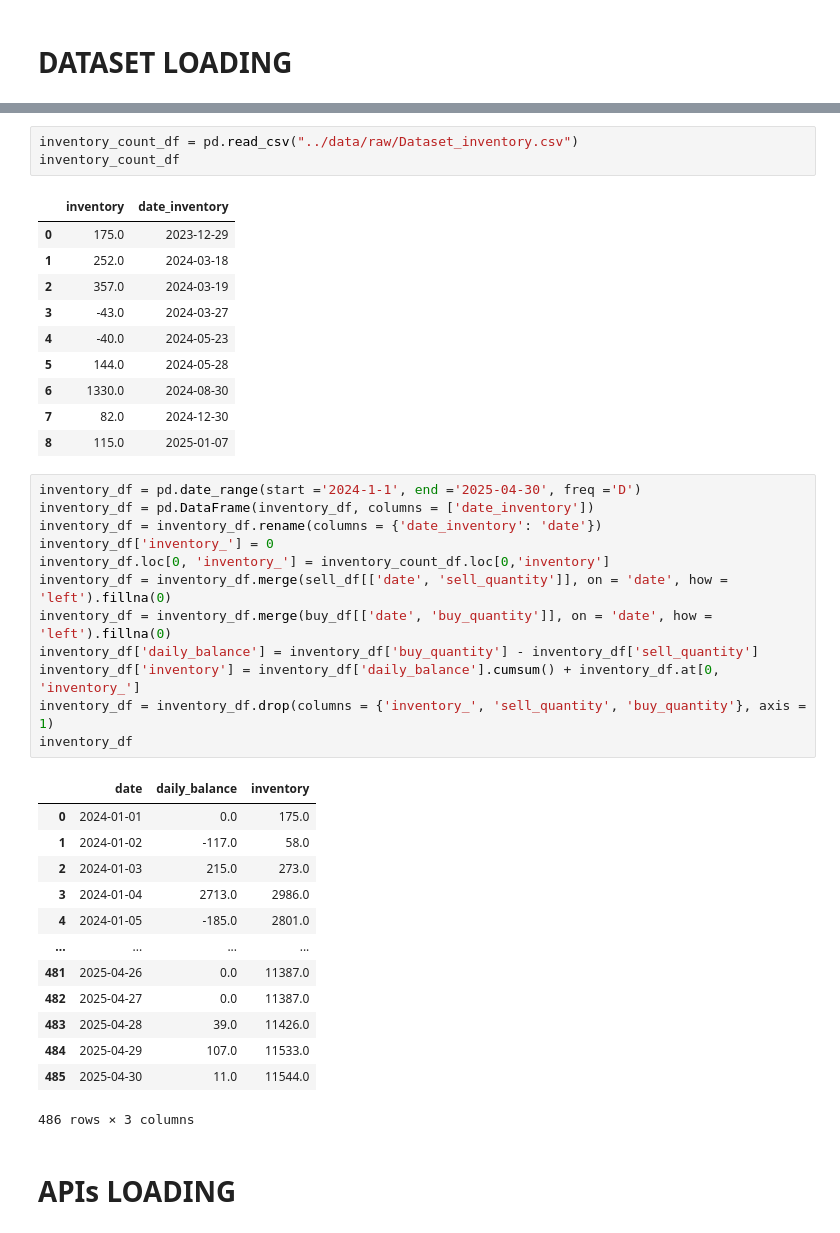
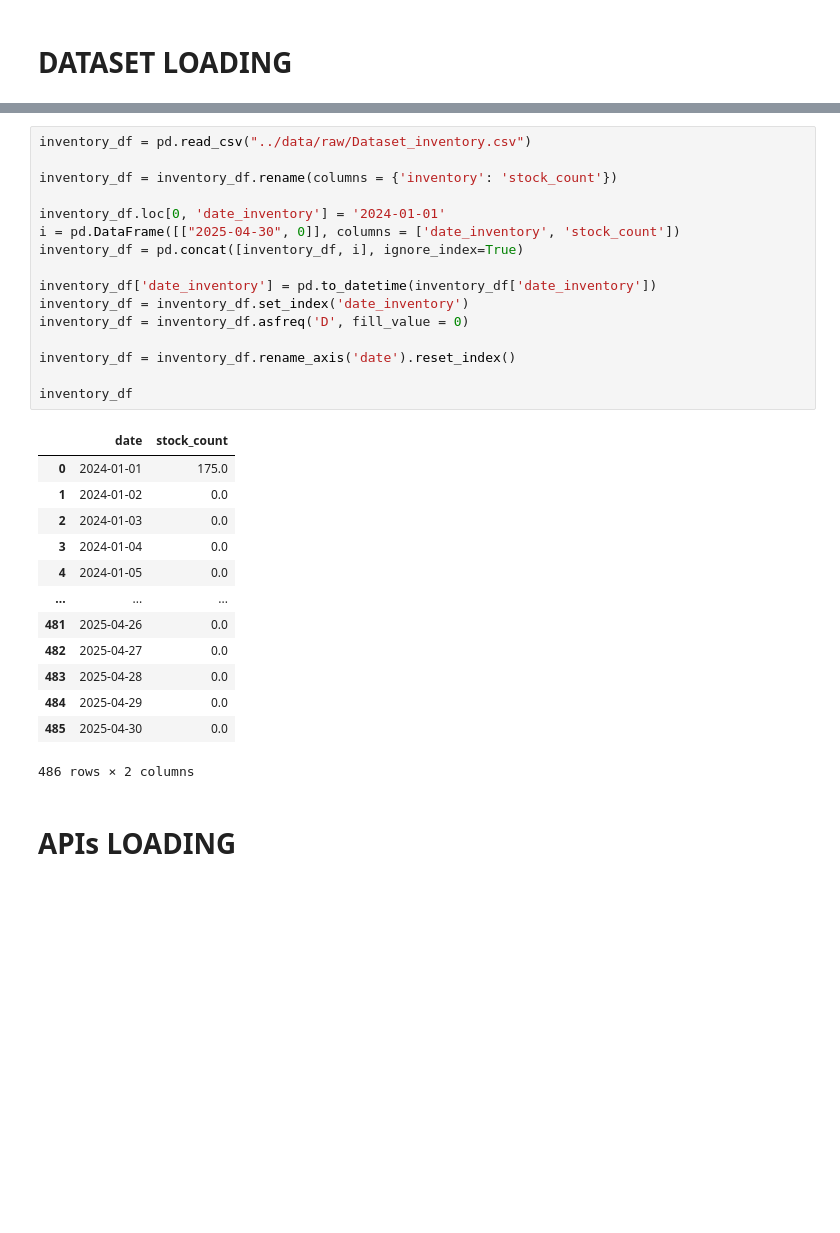
Before and after one commit to fabiogaldinho/Dynamic-Pricing, a Jupyter notebook: notebooks/01_Data_Cleaning.ipynb, the cells around one changed output, grey strips where cells are left out. Cells and saved outputs as stored; diff of their text form; blank space fills up the shorter version.

```diff
--- a/notebooks/01_Data_Cleaning.ipynb
+++ b/notebooks/01_Data_Cleaning.ipynb
@@ -228,43 +228,33 @@ buy_df
 # %%
-inventory_count_df = pd.read_csv("../data/raw/Dataset_inventory.csv")
-inventory_count_df
+inventory_df = pd.read_csv("../data/raw/Dataset_inventory.csv")
+
+inventory_df = inventory_df.rename(columns = {'inventory': 'stock_count'})
+
+inventory_df.loc[0, 'date_inventory'] = '2024-01-01'
+i = pd.DataFrame([["2025-04-30", 0]], columns = ['date_inventory', 'stock_count'])
+inventory_df = pd.concat([inventory_df, i], ignore_index=True)
+
+inventory_df['date_inventory'] = pd.to_datetime(inventory_df['date_inventory'])
+inventory_df = inventory_df.set_index('date_inventory')
+inventory_df = inventory_df.asfreq('D', fill_value = 0)
+
+inventory_df = inventory_df.rename_axis('date').reset_index()
+
+inventory_df
 # %% [output]
-|  | inventory | date_inventory |
-| 0 | 175.0 | 2023-12-29 |
-| 1 | 252.0 | 2024-03-18 |
-| 2 | 357.0 | 2024-03-19 |
-| 3 | -43.0 | 2024-03-27 |
-| 4 | -40.0 | 2024-05-23 |
-| 5 | 144.0 | 2024-05-28 |
-| 6 | 1330.0 | 2024-08-30 |
-| 7 | 82.0 | 2024-12-30 |
-| 8 | 115.0 | 2025-01-07 |
+|  | date | stock_count |
+| 0 | 2024-01-01 | 175.0 |
+| 1 | 2024-01-02 | 0.0 |
+| 2 | 2024-01-03 | 0.0 |
+| 3 | 2024-01-04 | 0.0 |
+| 4 | 2024-01-05 | 0.0 |
+| ... | ... | ... |
+| 481 | 2025-04-26 | 0.0 |
+| 482 | 2025-04-27 | 0.0 |
+| 483 | 2025-04-28 | 0.0 |
+| 484 | 2025-04-29 | 0.0 |
+| 485 | 2025-04-30 | 0.0 |
+486 rows × 2 columns
-# %%
-inventory_df = pd.date_range(start ='2024-1-1', end ='2025-04-30', freq ='D')
-inventory_df = pd.DataFrame(inventory_df, columns = ['date_inventory'])
-inventory_df = inventory_df.rename(columns = {'date_inventory': 'date'})
-inventory_df['inventory_'] = 0
-inventory_df.loc[0, 'inventory_'] = inventory_count_df.loc[0,'inventory']
-inventory_df = inventory_df.merge(sell_df[['date', 'sell_quantity']], on = 'date', how = 'left').fillna(0)
-inventory_df = inventory_df.merge(buy_df[['date', 'buy_quantity']], on = 'date', how = 'left').fillna(0)
-inventory_df['daily_balance'] = inventory_df['buy_quantity'] - inventory_df['sell_quantity']
-inventory_df['inventory'] = inventory_df['daily_balance'].cumsum() + inventory_df.at[0, 'inventory_']
-inventory_df = inventory_df.drop(columns = {'inventory_', 'sell_quantity', 'buy_quantity'}, axis = 1)
-inventory_df
-# %% [output]
-|  | date | daily_balance | inventory |
-| 0 | 2024-01-01 | 0.0 | 175.0 |
-| 1 | 2024-01-02 | -117.0 | 58.0 |
-| 2 | 2024-01-03 | 215.0 | 273.0 |
-| 3 | 2024-01-04 | 2713.0 | 2986.0 |
-| 4 | 2024-01-05 | -185.0 | 2801.0 |
-| ... | ... | ... | ... |
-| 481 | 2025-04-26 | 0.0 | 11387.0 |
-| 482 | 2025-04-27 | 0.0 | 11387.0 |
-| 483 | 2025-04-28 | 39.0 | 11426.0 |
-| 484 | 2025-04-29 | 107.0 | 11533.0 |
-| 485 | 2025-04-30 | 11.0 | 11544.0 |
-486 rows × 3 columns
 # %% [markdown]
 # **APIs LOADING**
 # %% [markdown]
```
Also changed, not shown: parts of 56 cells of this notebook, 5 other files.
